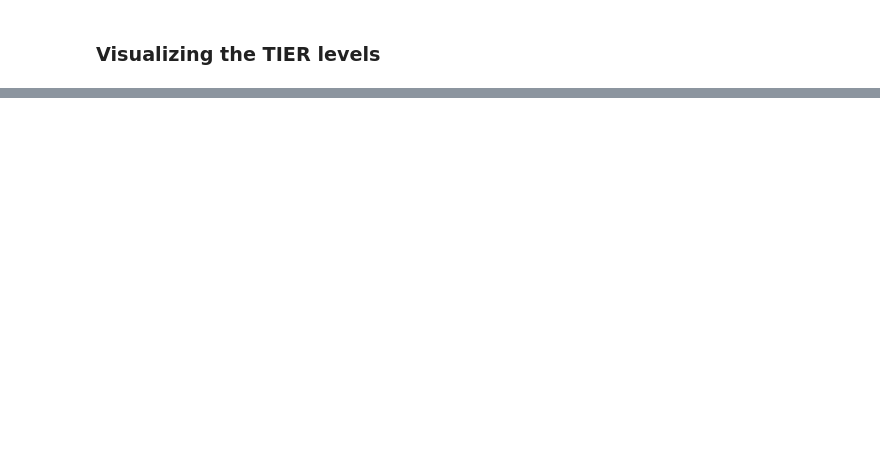
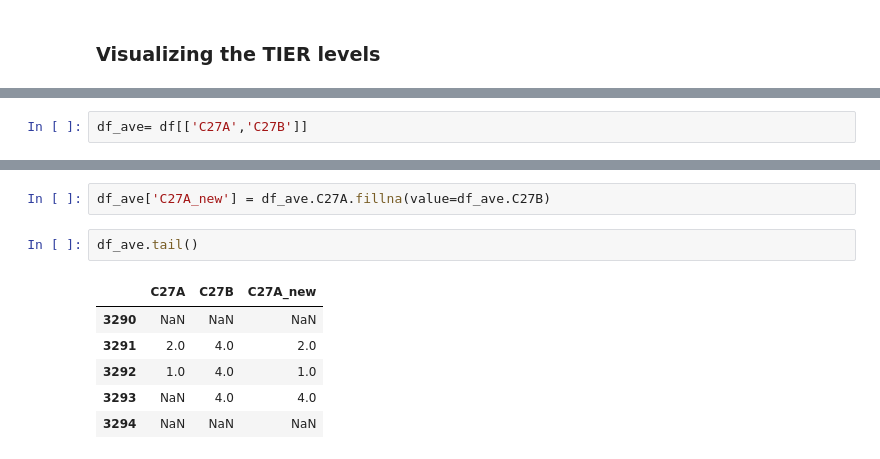
Before and after one commit to HEDERA-PLATFORM/mtf-rwanda-analysis, a Jupyter notebook: Rwanda_MTF.ipynb, the cells around one changed output, grey strips where cells are left out. Drawn from its saved outputs; the diff is of its cells as text; blank space fills up the shorter version.

```diff
--- a/Rwanda_MTF.ipynb
+++ b/Rwanda_MTF.ipynb
@@ -280,0 +322,2 @@ Text(0.5, 1.0, 'TIER levels based on electricity availability')
+# %%
+df_ave= df[['C27A','C27B']]
@@ -280,0 +349,11 @@ Text(0.5, 1.0, 'TIER levels based on electricity availability')
+# %%
+df_ave['C27A_new'] = df_ave.C27A.fillna(value=df_ave.C27B)
+# %%
+df_ave.tail()
+# %% [output]
+|  | C27A | C27B | C27A_new |
+| 3290 | NaN | NaN | NaN |
+| 3291 | 2.0 | 4.0 | 2.0 |
+| 3292 | 1.0 | 4.0 | 1.0 |
+| 3293 | NaN | 4.0 | 4.0 |
+| 3294 | NaN | NaN | NaN |
```
Also changed, not shown: parts of 28 cells of this notebook, 1 other file.
